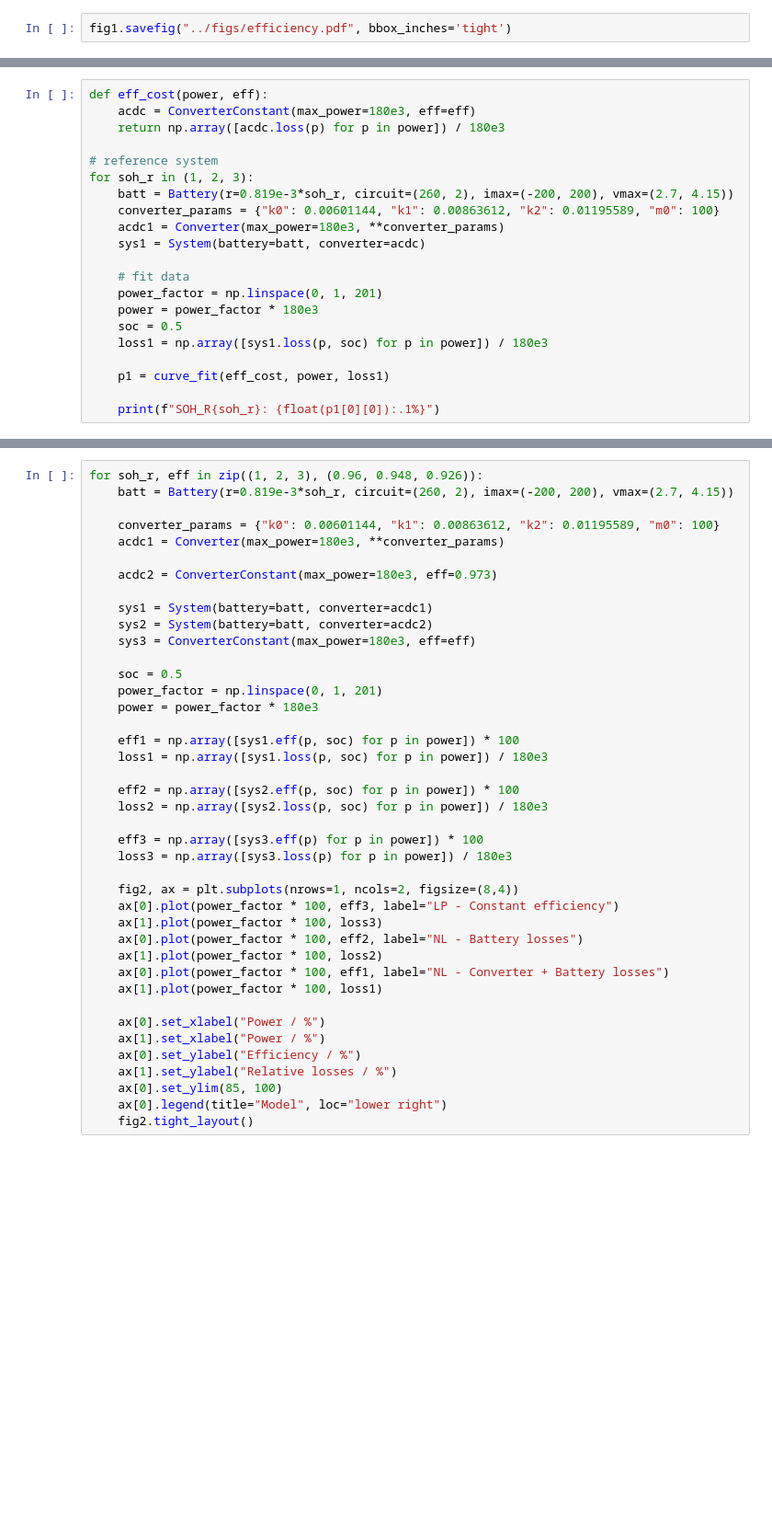
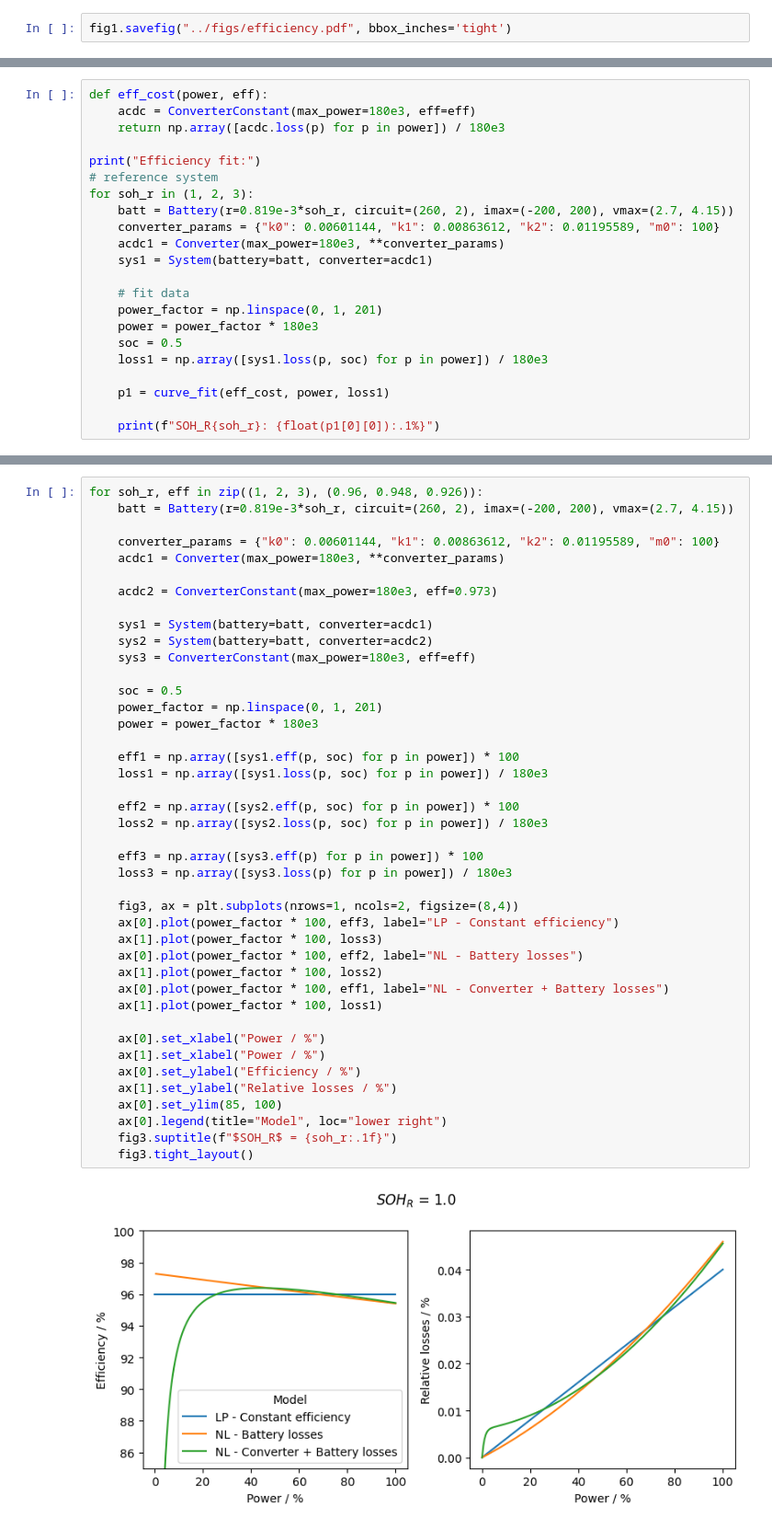
Before and after one commit to martincornejo/bess-opt-benchmark, a Jupyter notebook: notebooks/efficiency.ipynb, the cells around one changed output, grey strips where cells are left out. Shown at 92% size. Drawn from its saved outputs; the diff is of its cells as text; blank space fills up the shorter version.

```diff
--- a/notebooks/efficiency.ipynb
+++ b/notebooks/efficiency.ipynb
@@ -265,12 +264,13 @@ def eff_cost(power, eff):
     acdc = ConverterConstant(max_power=180e3, eff=eff)
     return np.array([acdc.loss(p) for p in power]) / 180e3
 
+print("Efficiency fit:")
 # reference system
 for soh_r in (1, 2, 3):
     batt = Battery(r=0.819e-3*soh_r, circuit=(260, 2), imax=(-200, 200), vmax=(2.7, 4.15))
     converter_params = {"k0": 0.00601144, "k1": 0.00863612, "k2": 0.01195589, "m0": 100}
     acdc1 = Converter(max_power=180e3, **converter_params)
-    sys1 = System(battery=batt, converter=acdc)
+    sys1 = System(battery=batt, converter=acdc1)
 
     # fit data
     power_factor = np.linspace(0, 1, 201)
@@ -293,32 +298,35 @@ for soh_r, eff in zip((1, 2, 3), (0.96, 0.948, 0.926)):
     sys1 = System(battery=batt, converter=acdc1)
     sys2 = System(battery=batt, converter=acdc2)
     sys3 = ConverterConstant(max_power=180e3, eff=eff)
 
     soc = 0.5
     power_factor = np.linspace(0, 1, 201)
     power = power_factor * 180e3
 
     eff1 = np.array([sys1.eff(p, soc) for p in power]) * 100
     loss1 = np.array([sys1.loss(p, soc) for p in power]) / 180e3
 
     eff2 = np.array([sys2.eff(p, soc) for p in power]) * 100
     loss2 = np.array([sys2.loss(p, soc) for p in power]) / 180e3
 
     eff3 = np.array([sys3.eff(p) for p in power]) * 100
     loss3 = np.array([sys3.loss(p) for p in power]) / 180e3
 
-    fig2, ax = plt.subplots(nrows=1, ncols=2, figsize=(8,4))
+    fig3, ax = plt.subplots(nrows=1, ncols=2, figsize=(8,4))
     ax[0].plot(power_factor * 100, eff3, label="LP - Constant efficiency")
     ax[1].plot(power_factor * 100, loss3)
     ax[0].plot(power_factor * 100, eff2, label="NL - Battery losses")
     ax[1].plot(power_factor * 100, loss2)
     ax[0].plot(power_factor * 100, eff1, label="NL - Converter + Battery losses")
     ax[1].plot(power_factor * 100, loss1)
 
     ax[0].set_xlabel("Power / %")
     ax[1].set_xlabel("Power / %")
     ax[0].set_ylabel("Efficiency / %")
     ax[1].set_ylabel("Relative losses / %")
     ax[0].set_ylim(85, 100)
     ax[0].legend(title="Model", loc="lower right")
-    fig2.tight_layout()
+    fig3.suptitle(f"$SOH_R$ = {soh_r:.1f}")
+    fig3.tight_layout()
+# %% [output]
+[figure, added]
```
Also changed, not shown: parts of 14 cells of this notebook.
